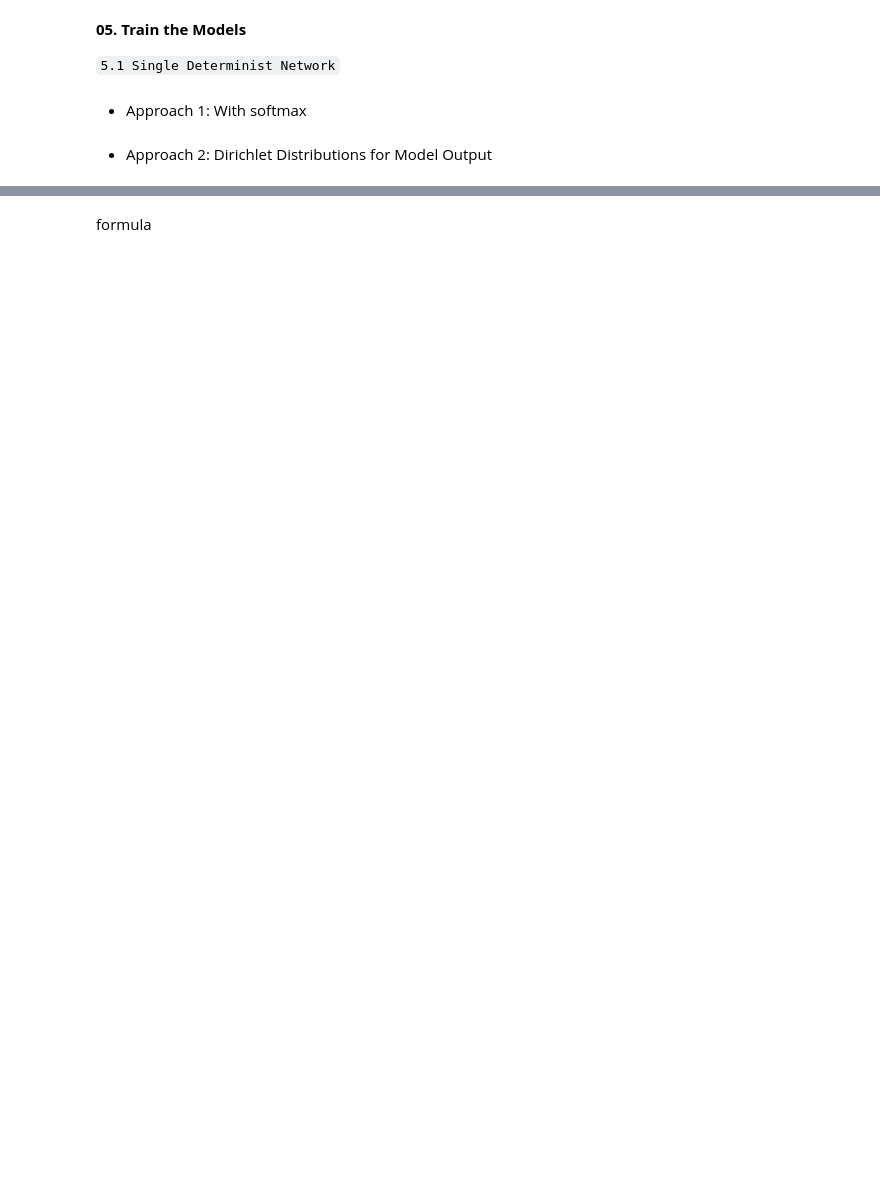
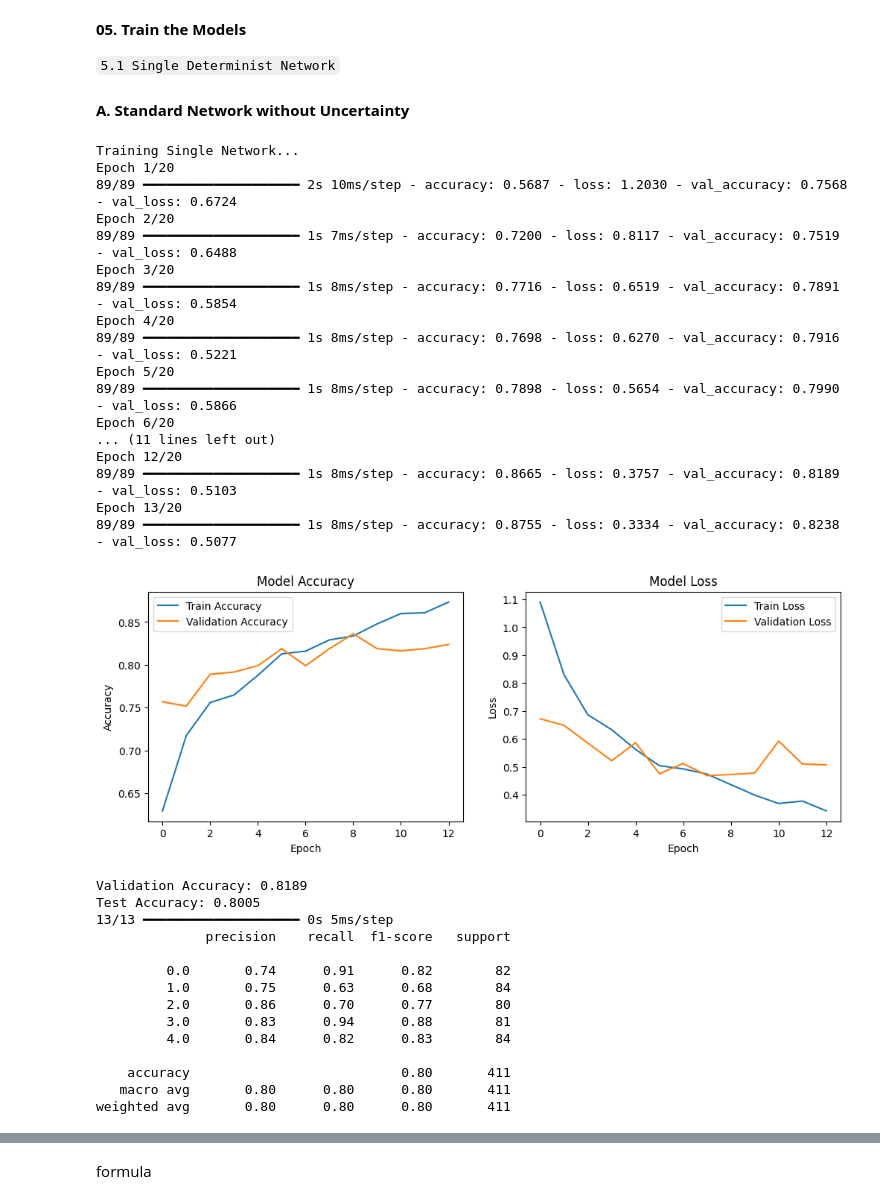
Before and after one commit to Conite002/HybridUncertaintyAwareDL, a Jupyter notebook: Experimentations/sipakmed.ipynb, the cells around one changed output, grey strips where cells are left out. Drawn from its saved outputs; the diff is of its cells as text; code cells hidden in the pictures; blank space fills up the shorter version.

```diff
--- a/Experimentations/sipakmed.ipynb
+++ b/Experimentations/sipakmed.ipynb
@@ -546,33 +273,66 @@ X_test, y_test = load_extracted_features("ResNet50", split_name="test")
 **05. Train the Models**
 
 `5.1 Single Determinist Network`
-# %% [markdown]
-* Approach 1: With softmax
+# %% [markdown]
+**A. Standard Network without Uncertainty**
 # %%
-import tensorflow as tf
-from tensorflow.keras.models import Sequential
-from tensorflow.keras.layers import Dense, Dropout
-from tensorflow.keras.optimizers import Adam
-from sklearn.metrics import accuracy_score, classification_report
+# import tensorflow as tf
+# from tensorflow.keras.models import Sequential
+# from tensorflow.keras.layers import Dense, Dropout, Input
+# from tensorflow.keras.optimizers import Adam
+# from sklearn.metrics import accuracy_score, classification_report
 
-def train_single_network(X_train, y_train, X_cal, y_cal, X_test, y_test, num_classes=5):
-    """Trains a Fully Connected Network (Single Network) and evaluates it."""
+# def train_single_network(X_train, y_train, X_val, y_val, num_classes=5):
+#     """Trains a Fully Connected Network (Single Network) and evaluates it."""
 
-    print("\Training Single Network...")
-    model = Sequential([
-        Dense(512, activation="relu", input_shape=(X_train.shape[1],)),
-        Dropout(0.5),
-        Dense(256, activation="relu"),
-        Dropout(0.3),
-        Dense(num_classes, activation="softmax")
-    ])
+#     print("\nTraining Single Network...")
 
-    model.compile(optimizer=Adam(), loss="sparse_categorical_crossentropy", metrics=["accuracy"])
+#     model = Sequential([
+#         Input(shape=(X_train.shape[1],)),
+#         Dense(512, activation="relu"),
+#         Dropout(0.5),
+#         Dense(256, activation="relu"),
+#         Dropout(0.3),
+#         Dense(num_classes, activation="softmax")
+#     ])
 
-    model.fit(X_train, y_train, epochs=10, batch_size=32, validation_data=(X_cal, y_cal), verbose=1)
+#     model.compile(optimizer=Adam(), loss="sparse_categorical_crossentropy", metrics=["accuracy"])
 
-    return model
+#     early_stopping = tf.keras.callbacks.EarlyStopping(monitor='val_loss', patience=5, restore_best_weights=True)
 
-single_network_model = train_single_network(X_train, y_train, X_cal, y_cal, X_test, y_test)
+#     history = model.fit(X_train, y_train, epochs=20, batch_size=32, validation_data=(X_val, y_val), callbacks=[early_stopping], verbose=1)
+
+#     # return model, history
+# %% [output]
+Training Single Network...
+Epoch 1/20
+89/89 ━━━━━━━━━━━━━━━━━━━━ 2s 10ms/step - accuracy: 0.5687 - loss: 1.2030 - val_accuracy: 0.7568 - val_loss: 0.6724
+Epoch 2/20
+89/89 ━━━━━━━━━━━━━━━━━━━━ 1s 7ms/step - accuracy: 0.7200 - loss: 0.8117 - val_accuracy: 0.7519 - val_loss: 0.6488
+Epoch 3/20
+89/89 ━━━━━━━━━━━━━━━━━━━━ 1s 8ms/step - accuracy: 0.7716 - loss: 0.6519 - val_accuracy: 0.7891 - val_loss: 0.5854
+Epoch 4/20
+89/89 ━━━━━━━━━━━━━━━━━━━━ 1s 8ms/step - accuracy: 0.7698 - loss: 0.6270 - val_accuracy: 0.7916 - val_loss: 0.5221
+Epoch 5/20
+89/89 ━━━━━━━━━━━━━━━━━━━━ 1s 8ms/step - accuracy: 0.7898 - loss: 0.5654 - val_accuracy: 0.7990 - val_loss: 0.5866
+Epoch 6/20
+... (11 lines left out)
+Epoch 12/20
+89/89 ━━━━━━━━━━━━━━━━━━━━ 1s 8ms/step - accuracy: 0.8665 - loss: 0.3757 - val_accuracy: 0.8189 - val_loss: 0.5103
+Epoch 13/20
+89/89 ━━━━━━━━━━━━━━━━━━━━ 1s 8ms/step - accuracy: 0.8755 - loss: 0.3334 - val_accuracy: 0.8238 - val_loss: 0.5077
+[figure, added]
+Validation Accuracy: 0.8189
+Test Accuracy: 0.8005
+13/13 ━━━━━━━━━━━━━━━━━━━━ 0s 5ms/step
+              precision    recall  f1-score   support
+
+         0.0       0.74      0.91      0.82        82
+         1.0       0.75      0.63      0.68        84
+         2.0       0.86      0.70      0.77        80
+         3.0       0.83      0.94      0.88        81
+         4.0       0.84      0.82      0.83        84
+
+    accuracy                           0.80       411
+   macro avg       0.80      0.80      0.80       411
+weighted avg       0.80      0.80      0.80       411
-# %% [markdown]
-* Approach 2: Dirichlet Distributions for Model Output
```
Also changed, not shown: parts of 41 cells of this notebook, 22 other files.
